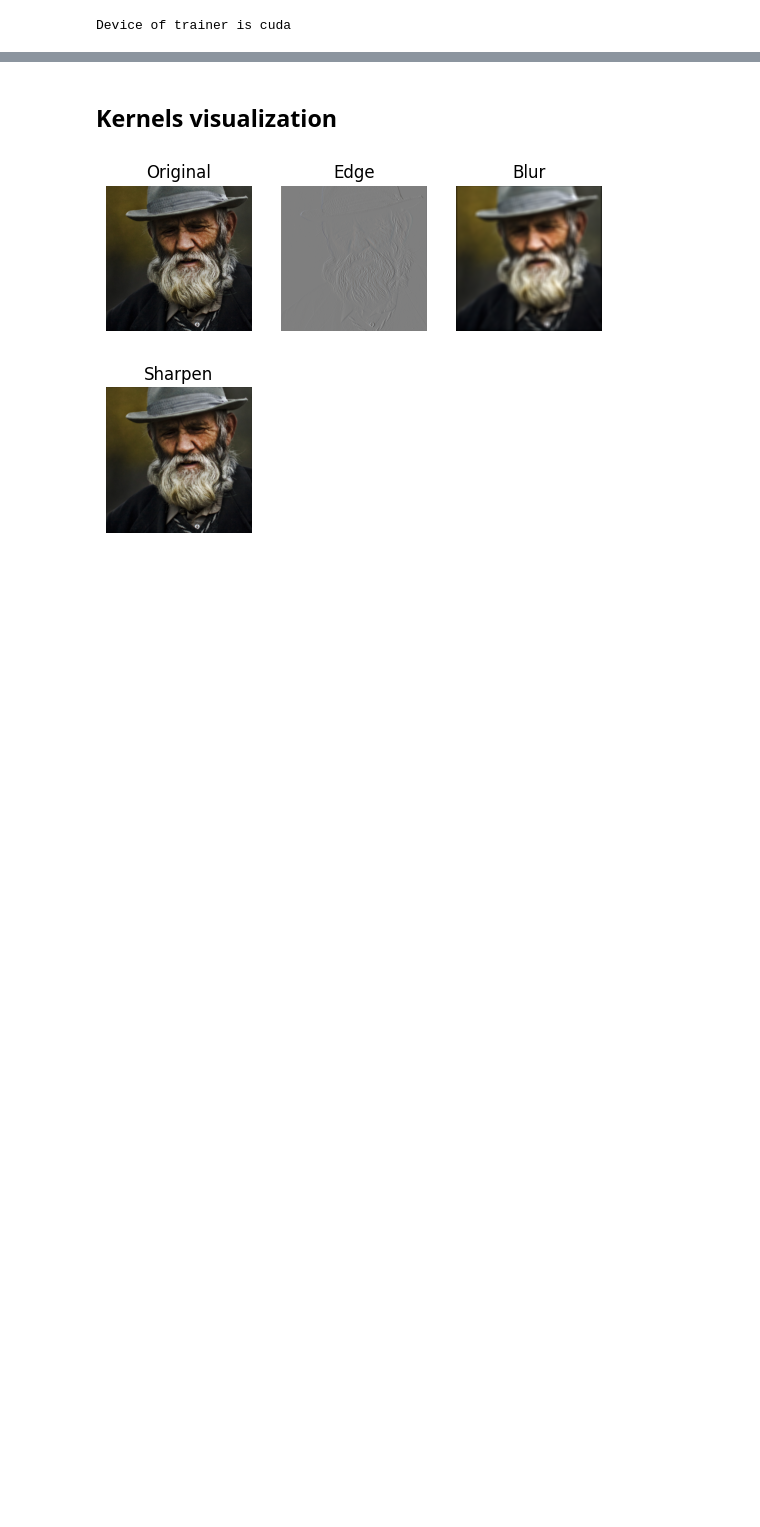
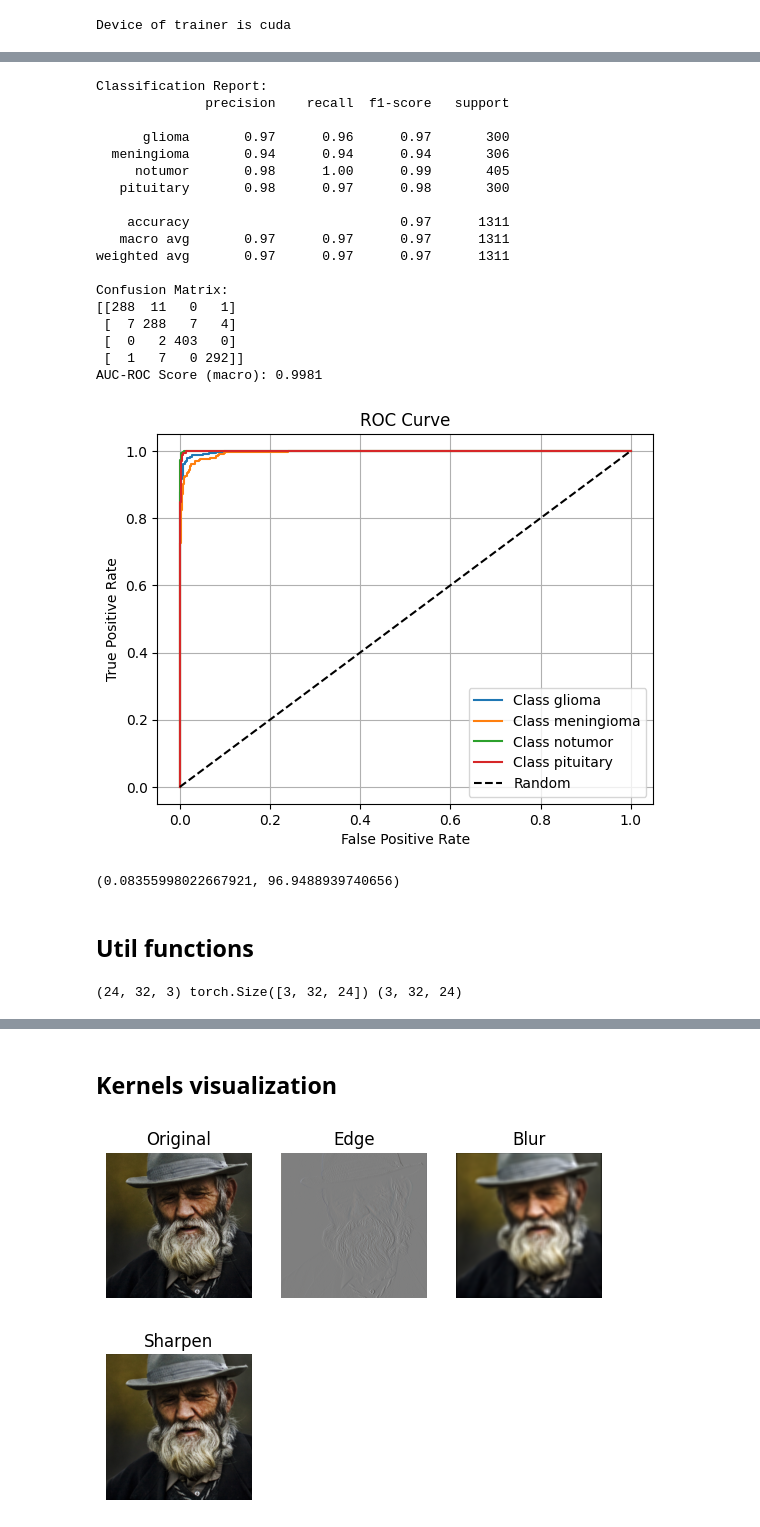
Before and after one commit to Phuishere/Machine-Learning-Learning, a Jupyter notebook: cnn_learn/main.ipynb, the cells around one changed output, grey strips where cells are left out. Cells and saved outputs as stored; diff of their text form; code cells hidden in the pictures; blank space fills up the shorter version.

```diff
--- a/cnn_learn/main.ipynb
+++ b/cnn_learn/main.ipynb
@@ -157,0 +161,79 @@ EPOCH 9 Train loss: 0.2886191728924002, Val loss: 0.34211140871047974, Val acc:
+# %%
+trainer.validate(class_names=list(class_to_idx.keys()),use_val=False)
+# %% [output]
+Classification Report:
+              precision    recall  f1-score   support
+
+      glioma       0.97      0.96      0.97       300
+  meningioma       0.94      0.94      0.94       306
+     notumor       0.98      1.00      0.99       405
+   pituitary       0.98      0.97      0.98       300
+
+    accuracy                           0.97      1311
+   macro avg       0.97      0.97      0.97      1311
+weighted avg       0.97      0.97      0.97      1311
+
+Confusion Matrix:
+[[288  11   0   1]
+ [  7 288   7   4]
+ [  0   2 403   0]
+ [  1   7   0 292]]
+AUC-ROC Score (macro): 0.9981
+[figure, added]
+(0.08355998022667921, 96.9488939740656)
+# %% [markdown]
+## Util functions
+# %%
+from typing import Union
+import numpy as np
+import torch
+
+def set_data_format(t: Union[np.ndarray, torch.Tensor], out_format: str = "torch"):
+    if out_format.lower() == "torch":
+        return torch.tensor(t)
+    elif out_format.lower() == "numpy":
+        return np.array(t)
+    elif out_format.lower() == "tensorflow":
+        raise Exception("Not yet implemented: must be 'torch' or 'numpy'.")
+    else:
+        raise Exception("Unsupported type.")
+
+def whc_to_chw(t: Union[np.ndarray, torch.Tensor], out_format: str ="torch"):
+    # Implementing with different data type
+    if isinstance(t, np.ndarray):
+        if len(t.shape) == 4:
+            t = t.transpose((0, 3, 2, 1))
+        elif len(t.shape) == 3:
+            t = t.transpose((2, 1, 0))
+        else:
+            raise Exception(f"Array t must have shape (batch, width, height, channel) or (width, height, channel). Get {t.shape}")
+    elif isinstance(t, torch.Tensor):
+        t = t.transpose(-3, -1) # (C, H, W)
+    else:
+        raise Exception("Not yet implemented: ")
+
+    return set_data_format(t, out_format)
+
+def chw_to_whc(t: Union[np.ndarray, torch.Tensor], out_format: str = "numpy"):
+    # Implementing with different data type
+    if isinstance(t, np.ndarray):
+        if len(t.shape) == 4:
+            t = t.transpose((0, 3, 2, 1))
+        elif len(t.shape) == 3:
+            t = t.transpose((2, 1, 0))
+        else:
+            raise Exception(f"Array t must have shape (batch, channel, height, width) or (channel, height, width). Get {t.shape}")
+    elif isinstance(t, torch.Tensor):
+        t = t.transpose(-3, -1) # (C, H, W)
+    else:
+        raise Exception("Not yet implemented: ")
+    t = t.transpose(-3, -1) # (C, H, W)
+    return set_data_format(t, out_format)
+
+if __name__ == "__main__":
+    data = np.random.randn(24, 32, 3) # (W, H, C)
+    torch_tensor = whc_to_chw(data) # (C, H, W)
+    numpy_array = chw_to_whc(torch_tensor) # (W, H, C)
+    print(data.shape, torch_tensor.shape, numpy_array.shape)
+# %% [output]
+(24, 32, 3) torch.Size([3, 32, 24]) (3, 32, 24)
```
Also changed, not shown: parts of 10 cells of this notebook, 1 other file.
